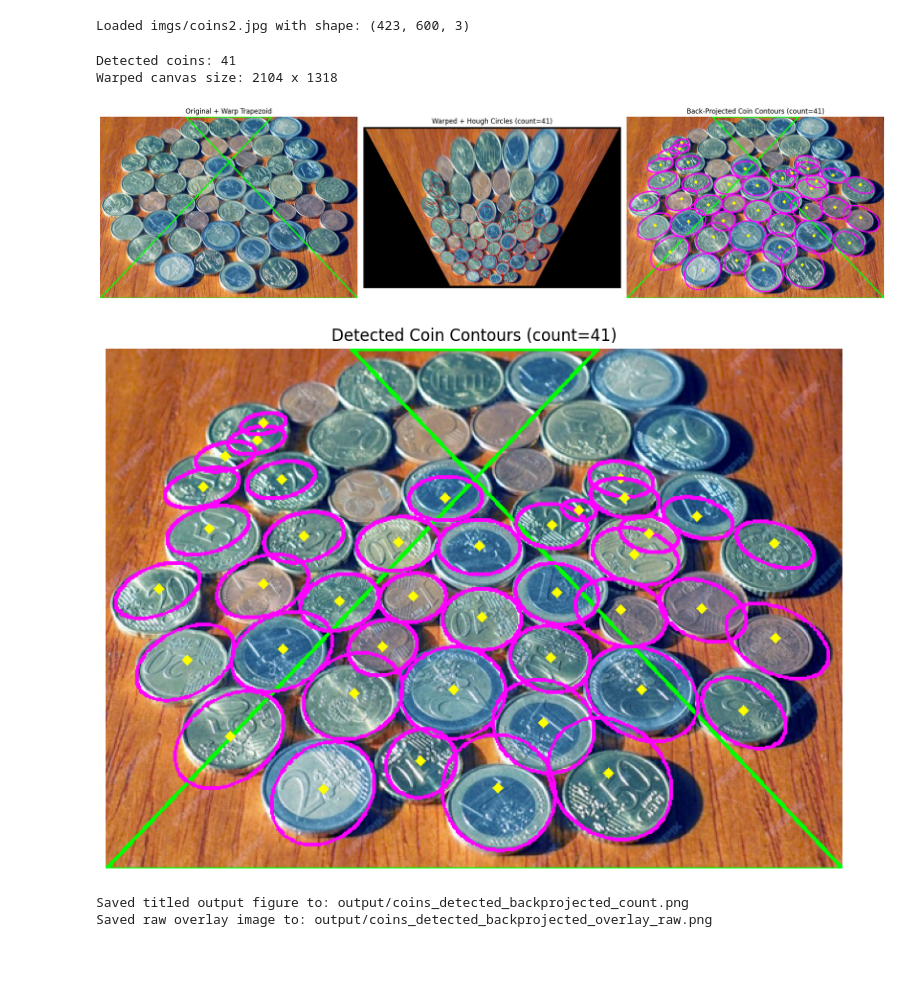
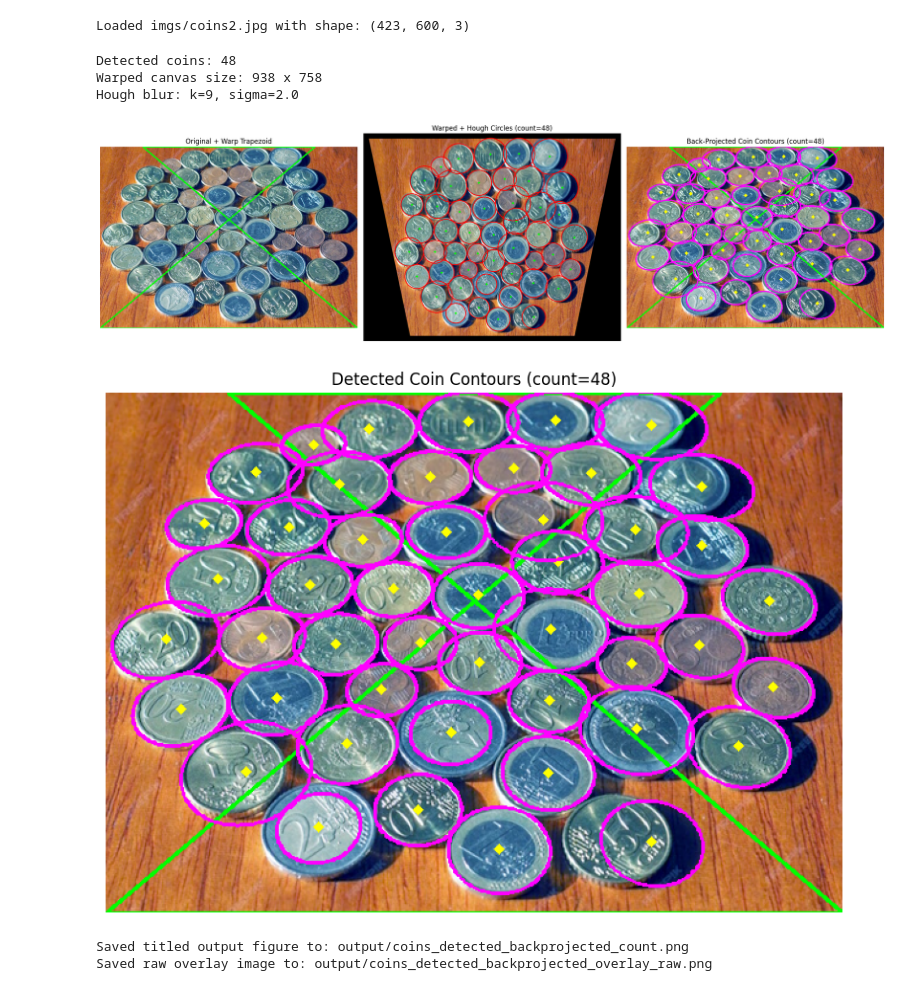
Before and after one commit to OrenRotaru/cme466, a Jupyter notebook: asns/asn4/asn4_p3_simple_pipeline.ipynb, the cells around one changed output. Drawn from its saved outputs; the diff is of its cells as text; code cells hidden in the pictures; blank space fills up the shorter version.

Commit message:
Asn4/Fixed the coins detection

```diff
--- a/asns/asn4/asn4_p3_simple_pipeline.ipynb
+++ b/asns/asn4/asn4_p3_simple_pipeline.ipynb
@@ -23,25 +23,24 @@ Loaded imgs/coins2.jpg with shape: (423, 600, 3)
 # %%
 # Final chosen settings (warp + Hough)
 pts_src = np.float32([
-    [200, 0],
-    [400, 0],
+    [100, 0],
+    [500, 0],
     [0, 423],
     [600, 423],
 ])
-warp_w, warp_h = 690, 1280
+warp_w, warp_h = 600, 720
 pad = 20
 
 # Hough params
 dp = 1.0
 minDist = 60
-param1 = 103
-param2 = 27
-minRadius = 28
+param1 = 90
+param2 = 23
+minRadius = 25
 maxRadius = 66
 blur_k = 9
 blur_sigma = 2.0
 contour_samples = 120
-
 
 def warp_with_auto_canvas(image, pts_src, rect_w, rect_h, pad=0):
     """Perspective warp with translated output canvas so source pixels are not cropped."""
@@ -76,7 +75,7 @@ def warp_with_auto_canvas(image, pts_src, rect_w, rect_h, pad=0):
         [0, 0, 1],
     ], dtype=np.float32)
 
-    H_full = (T @ H_base).astype(np.float32)      # original -> warped canvas
+    H_full = T @ H_base  # original -> warped canvas
     H_inv = np.linalg.inv(H_full).astype(np.float32)  # warped canvas -> original
 
     warped = cv2.warpPerspective(
@@ -94,9 +93,7 @@ def warp_with_auto_canvas(image, pts_src, rect_w, rect_h, pad=0):
 def detect_hough_circles(img_bgr, dp, minDist, param1, param2, minRadius, maxRadius,
                          blur_k=9, blur_sigma=2.0):
     gray = cv2.cvtColor(img_bgr, cv2.COLOR_BGR2GRAY)
-    blur_k = int(blur_k)
-    if blur_k < 1:
-        blur_k = 1
+    blur_k = max(1, int(blur_k))
     if blur_k % 2 == 0:
         blur_k += 1
     gray_blur = cv2.GaussianBlur(gray, (blur_k, blur_k), blur_sigma)
@@ -104,12 +101,12 @@ def detect_hough_circles(img_bgr, dp, minDist, param1, param2, minRadius, maxRad
     circles = cv2.HoughCircles(
         gray_blur,
         cv2.HOUGH_GRADIENT,
-        dp=dp,
-        minDist=minDist,
-        param1=param1,
-        param2=param2,
-        minRadius=minRadius,
-        maxRadius=maxRadius,
+        dp=float(dp),
+        minDist=float(minDist),
+        param1=float(param1),
+        param2=float(param2),
+        minRadius=int(minRadius),
+        maxRadius=int(maxRadius),
     )
     return gray_blur, circles
 
@@ -178,6 +175,7 @@ for x, y, r in circles_float:
 coin_count = len(circles_float)
 print(f'Detected coins: {coin_count}')
 print(f'Warped canvas size: {warped_size[0]} x {warped_size[1]}')
+print(f'Hough blur: k={blur_k}, sigma={blur_sigma}')
 
 # Show results
 fig, axes = plt.subplots(1, 3, figsize=(20, 6))
@@ -188,36 +186,37 @@ axes[0].axis('off')
 axes[1].imshow(cv2.cvtColor(warped_overlay, cv2.COLOR_BGR2RGB))
 axes[1].set_title(f'Warped + Hough Circles (count={coin_count})')
 axes[1].axis('off')
 
 axes[2].imshow(cv2.cvtColor(backprojected_overlay, cv2.COLOR_BGR2RGB))
 axes[2].set_title(f'Back-Projected Coin Contours (count={coin_count})')
 axes[2].axis('off')
 
 plt.tight_layout()
 plt.show()
 
 # Export output figure with title showing coin count
 os.makedirs('output', exist_ok=True)
 output_fig_path = os.path.join('output', 'coins_detected_backprojected_count.png')
 
 fig_out = plt.figure(figsize=(8, 6))
 plt.imshow(cv2.cvtColor(backprojected_overlay, cv2.COLOR_BGR2RGB))
 plt.title(f'Detected Coin Contours (count={coin_count})')
 plt.axis('off')
 plt.tight_layout()
 fig_out.savefig(output_fig_path, dpi=200, bbox_inches='tight')
 plt.show()
 
 # Optional raw overlay image export (no matplotlib title baked in)
 output_raw_path = os.path.join('output', 'coins_detected_backprojected_overlay_raw.png')
 cv2.imwrite(output_raw_path, backprojected_overlay)
 
 print(f'Saved titled output figure to: {output_fig_path}')
 print(f'Saved raw overlay image to: {output_raw_path}')
 # %% [output]
-Detected coins: 41
-Warped canvas size: 2104 x 1318
+Detected coins: 48
+Warped canvas size: 938 x 758
+Hough blur: k=9, sigma=2.0
-[figure, old version]
+[figure, new version]
-[figure, old version]
+[figure, new version]
 Saved titled output figure to: output/coins_detected_backprojected_count.png
 Saved raw overlay image to: output/coins_detected_backprojected_overlay_raw.png
```
Also changed, not shown: 3 other files.
